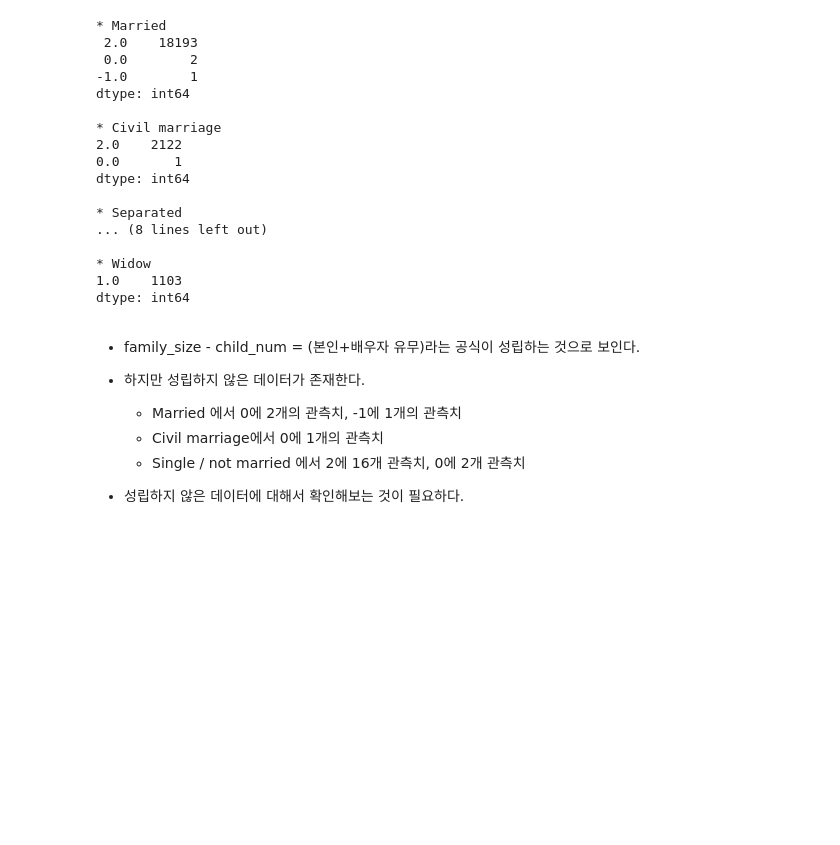
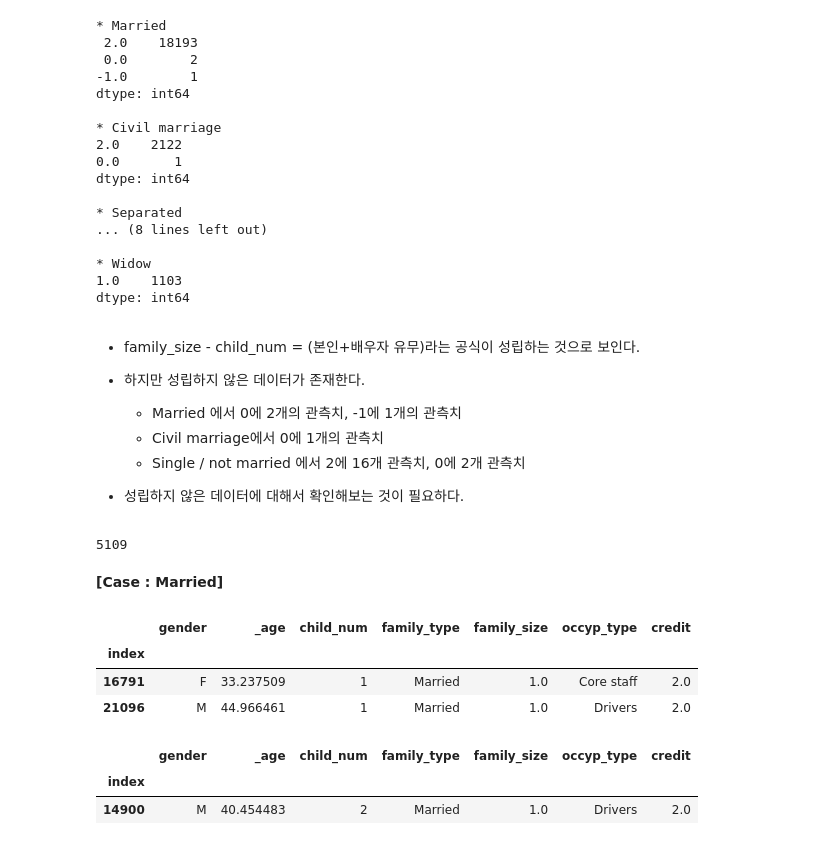
Before and after one commit to Gangtaro/data_science_repository, a Jupyter notebook: COMPETETION_LOG/DACON_210405_credit/dacon_credit_project.ipynb, the cells around one changed output. Drawn from its saved outputs; the diff is of its cells as text; code cells hidden in the pictures; blank space fills up the shorter version.

```diff
--- a/COMPETETION_LOG/DACON_210405_credit/dacon_credit_project.ipynb
+++ b/COMPETETION_LOG/DACON_210405_credit/dacon_credit_project.ipynb
@@ -231,3 +231,7 @@ dtype: int64
     - Single / not married 에서 2에 16개 관측치, 0에 2개 관측치
 
 - 성립하지 않은 데이터에 대해서 확인해보는 것이 필요하다.
+# %%
+sum(train.family_size == 1)
+# %% [output]
+5109
@@ -233,0 +243,15 @@ dtype: int64
+# %% [markdown]
+**[Case : Married]**
+# %%
+family_thing[(train.family_type == 'Married')&((train.family_size - train.child_num) == 0)]
+# %% [output]
+|  | gender | _age | child_num | family_type | family_size | occyp_type | credit |
+| index |  |  |  |  |  |  |  |
+| 16791 | F | 33.237509 | 1 | Married | 1.0 | Core staff | 2.0 |
+| 21096 | M | 44.966461 | 1 | Married | 1.0 | Drivers | 2.0 |
+# %%
+family_thing[(train.family_type == 'Married')&((train.family_size - train.child_num) == -1)]
+# %% [output]
+|  | gender | _age | child_num | family_type | family_size | occyp_type | credit |
+| index |  |  |  |  |  |  |  |
+| 14900 | M | 40.454483 | 2 | Married | 1.0 | Drivers | 2.0 |
```
Also changed, not shown: parts of 8 cells of this notebook, 1 other file.
